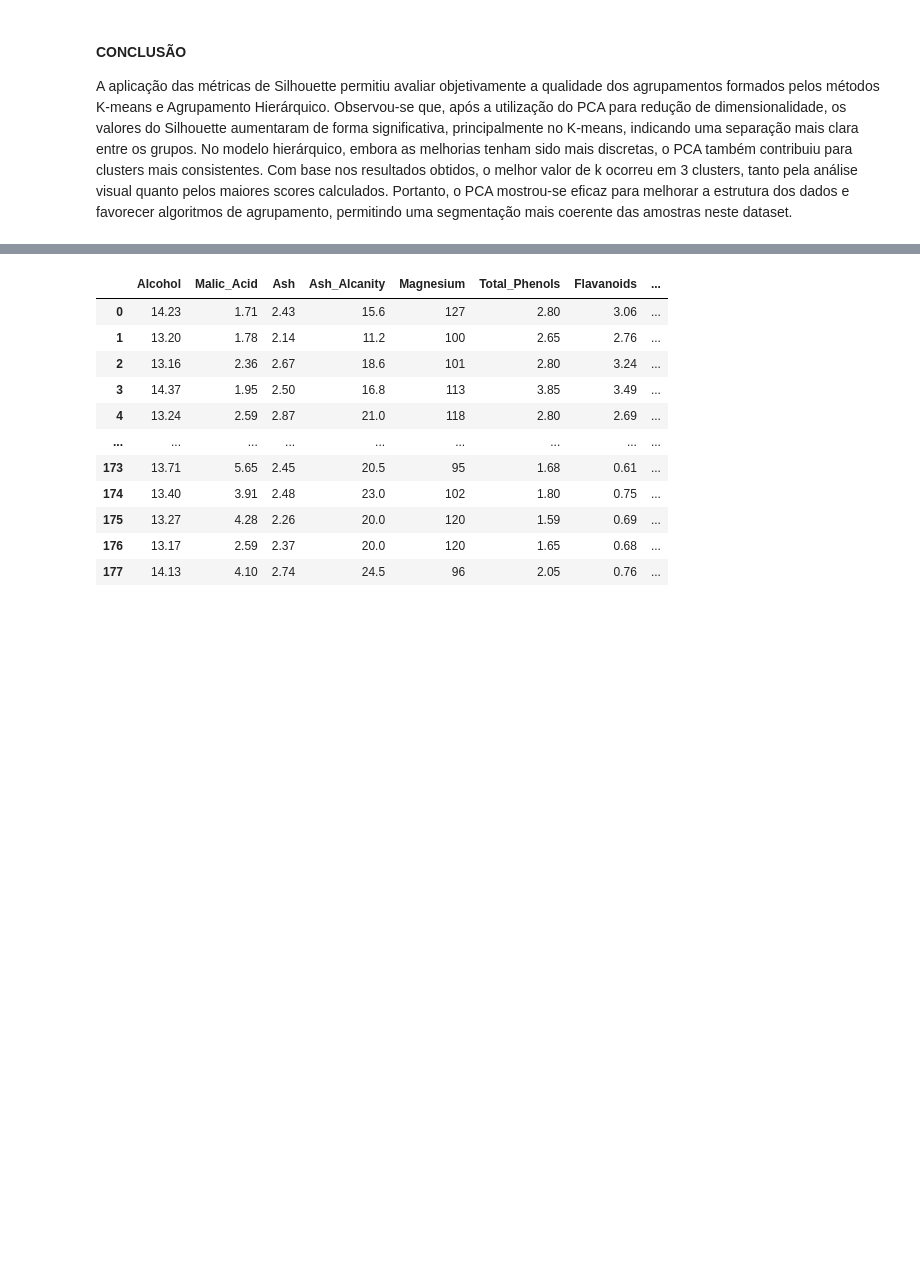
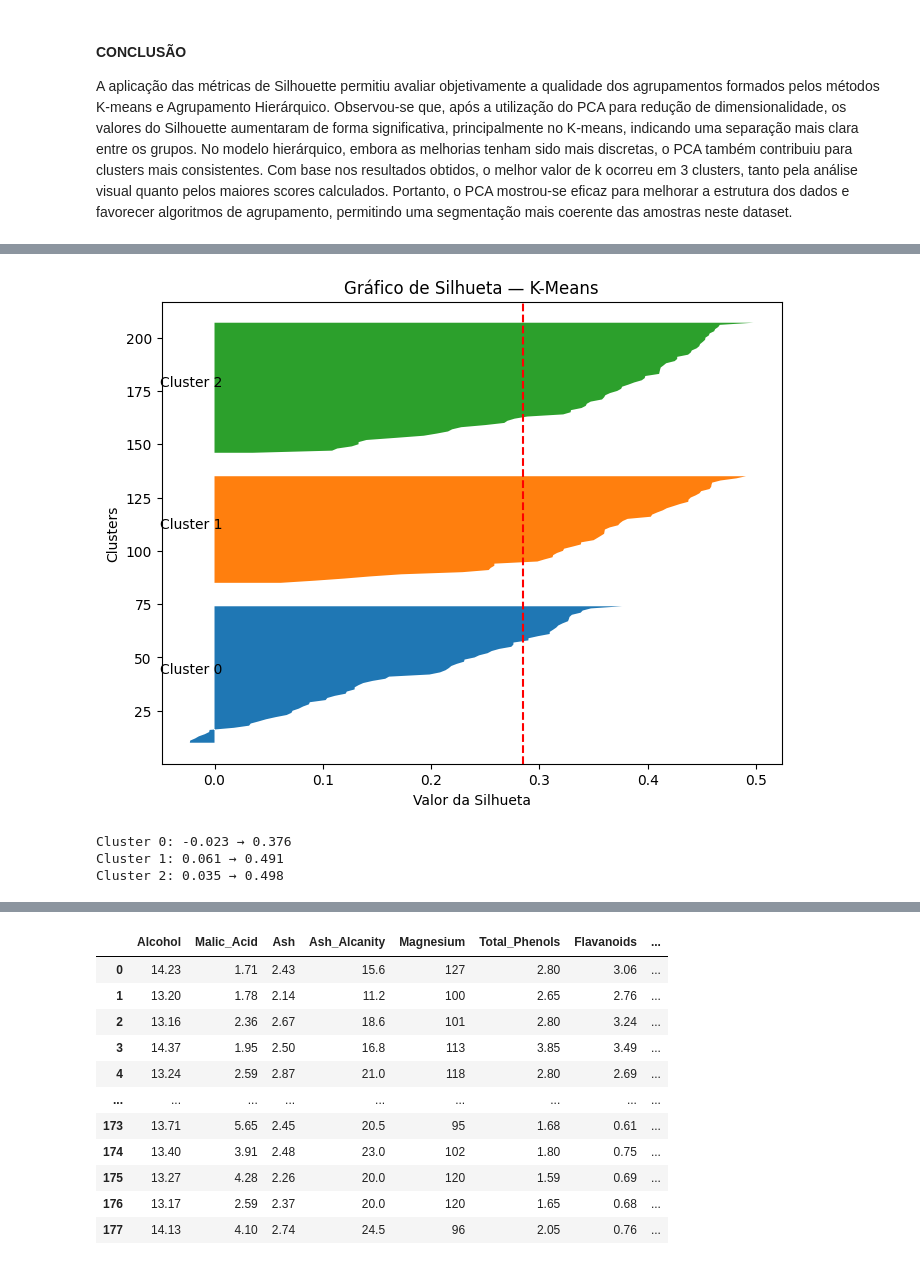
Before and after one commit to Rd-Brito13/Projeto-WineChem, a Jupyter notebook: notebooks/Agrupamento_Vinho.ipynb, the cells around one changed output, grey strips where cells are left out. Drawn from its saved outputs; the diff is of its cells as text; code cells hidden in the pictures; blank space fills up the shorter version.

```diff
--- a/notebooks/Agrupamento_Vinho.ipynb
+++ b/notebooks/Agrupamento_Vinho.ipynb
@@ -814,0 +876,46 @@ graf3.show()
+# %%
+# CALCULA A SILHUETA INDIVIDUAL
+sil_values = silhouette_samples(dados_padronizados, classificacao)
+k = len(np.unique(classificacao))
+
+fig, ax = plt.subplots(figsize=(8, 6))
+
+y_lower = 10
+for i in range(k):
+    # VALOR DOS CLUSTERS
+    cluster_sil = sil_values[classificacao == i]
+    cluster_sil.sort()
+
+    size = cluster_sil.shape[0]
+    y_upper = y_lower + size
+
+    # PLOTA AS BARRAS HORIZONTAIS PARA CADA CLUSTER
+    ax.fill_betweenx(
+        np.arange(y_lower, y_upper),
+        0, cluster_sil
+    )
+
+    # texto indicando qual cluster é
+    ax.text(-0.05, y_lower + 0.5 * size, f"Cluster {i}")
+
+    y_lower = y_upper + 10
+
+# LINHA VERTICAL PARA MÉDIA GLOBAL
+sil_avg = silhouette_score(dados_padronizados, classificacao)
+ax.axvline(sil_avg, color="red", linestyle="--")
+
+ax.set_title("Gráfico de Silhueta — K-Means - SEM PCA")
+ax.set_xlabel("Valor da Silhueta")
+ax.set_ylabel("Clusters")
+plt.show()
+# %% [output]
+[figure, added]
+# %%
+# O VALOR INICAL E FINAL DA SILHUETA DE CADA CLUSTER
+for k in np.unique(classificacao):
+    vals = sil_values[classificacao == k]
+    print(f"Cluster {k}: {vals.min():.3f} → {vals.max():.3f}")
+# %% [output]
+Cluster 0: -0.023 → 0.376
+Cluster 1: 0.061 → 0.491
+Cluster 2: 0.035 → 0.498
```
Also changed, not shown: parts of 46 cells of this notebook.
